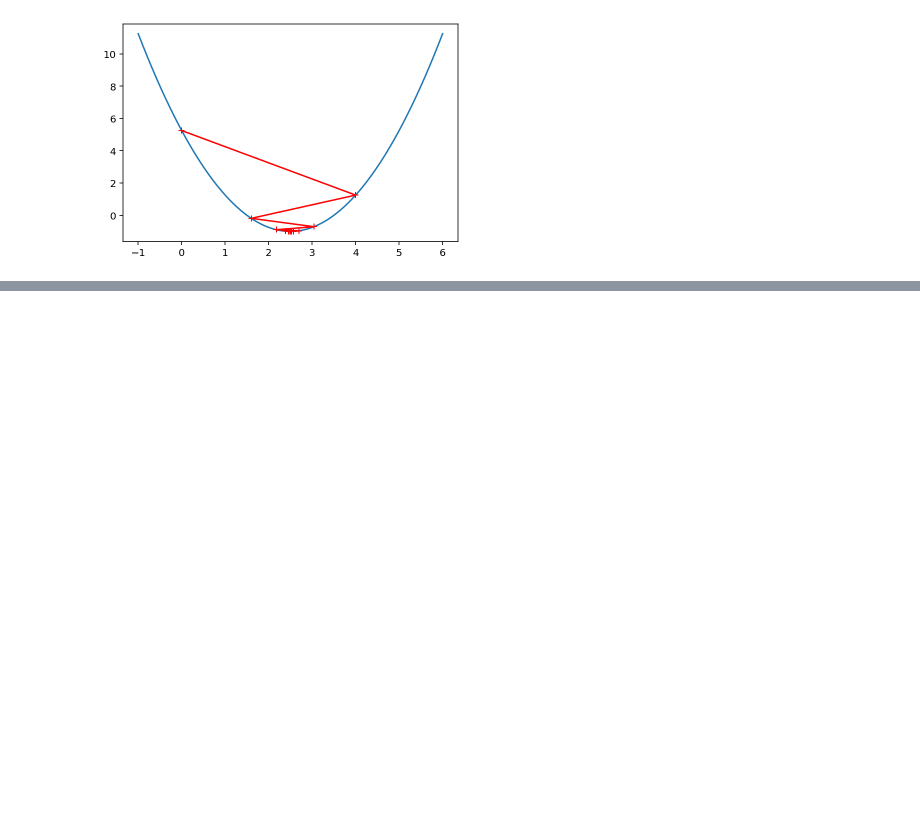
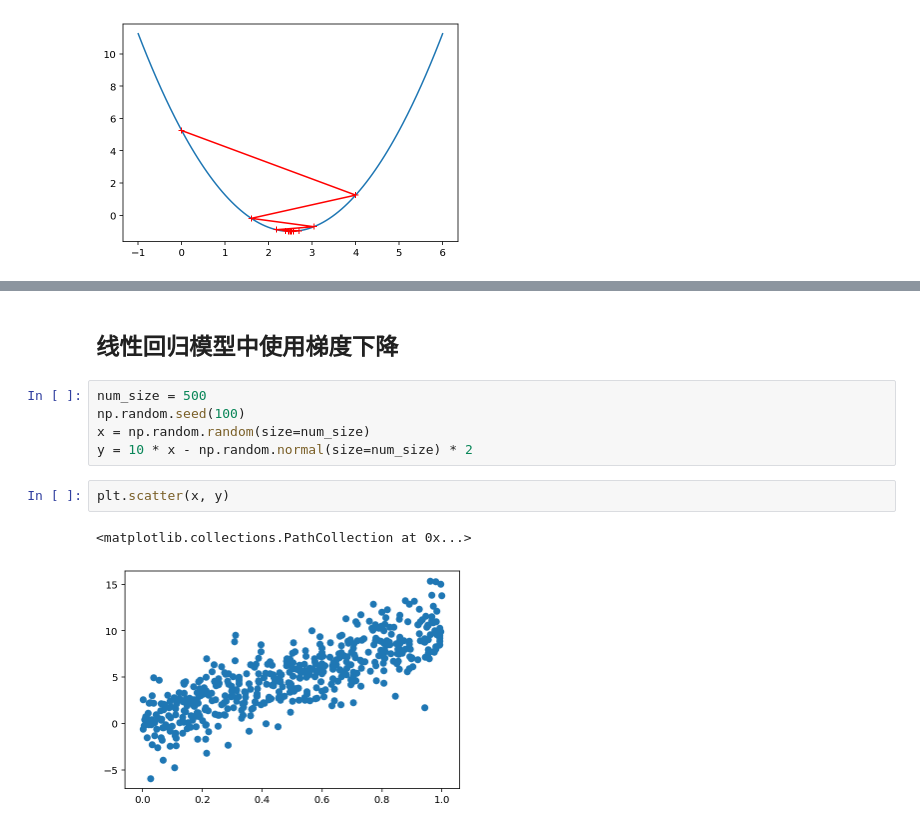
Before and after one commit to clelandgt/machine_learning, a Jupyter notebook: ml_algorithms/梯度下降.ipynb, the cells around one changed output, grey strips where cells are left out. Drawn from its saved outputs; the diff is of its cells as text; blank space fills up the shorter version.

```diff
--- a/ml_algorithms/梯度下降.ipynb
+++ b/ml_algorithms/梯度下降.ipynb
@@ -82,0 +84,12 @@ j(theta):  25599.0
+# %% [markdown]
+## 线性回归模型中使用梯度下降
+# %%
+num_size = 500
+np.random.seed(100)
+x = np.random.random(size=num_size)
+y = 10 * x - np.random.normal(size=num_size) * 2
+# %%
+plt.scatter(x, y)
+# %% [output]
+<matplotlib.collections.PathCollection at 0x...>
+[figure, added]
```
Also changed, not shown: parts of 1 cell of this notebook, 1 other file.
